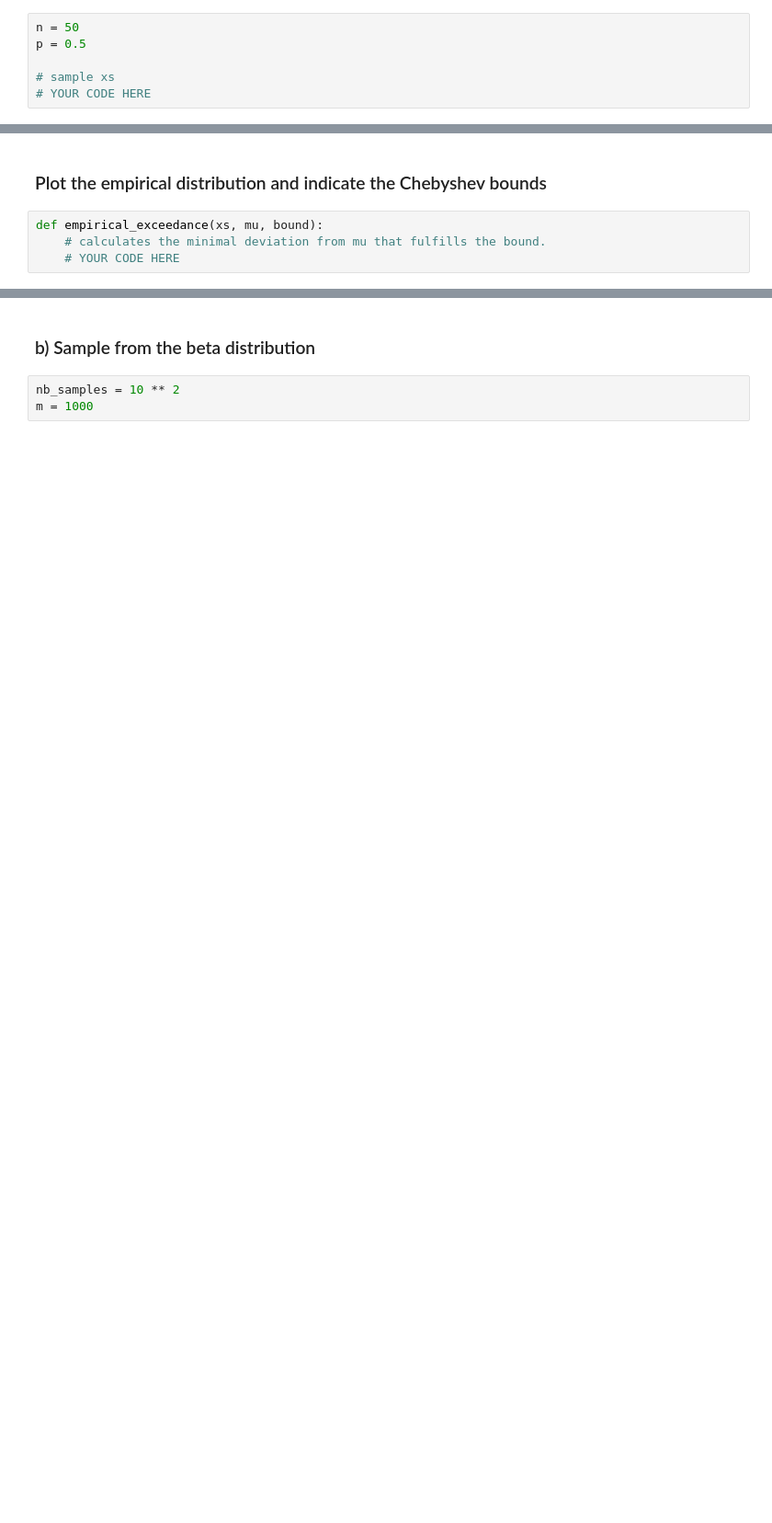
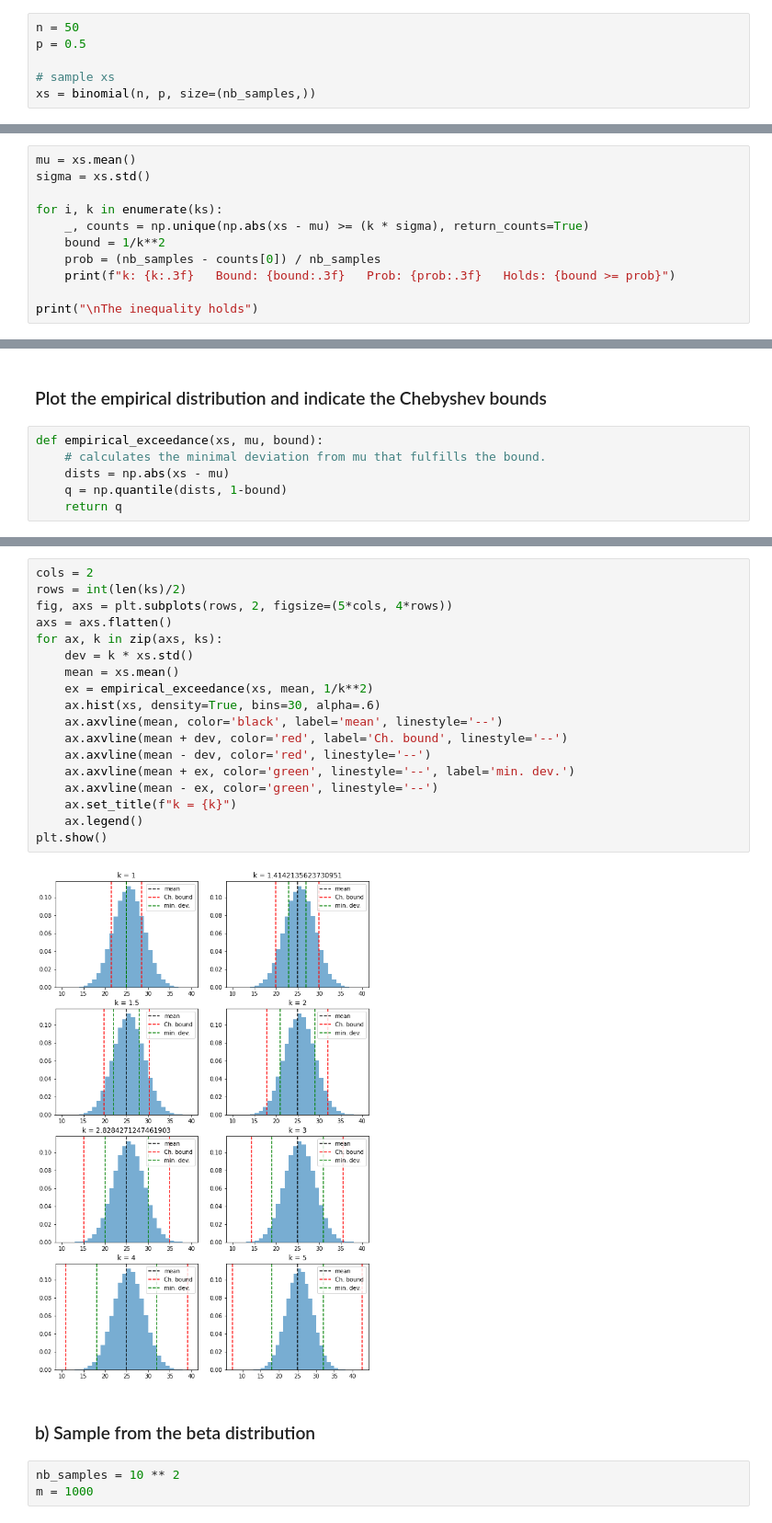
Before and after one commit to Zleander/SML_Exercises, a Jupyter notebook: Ex11/Assignment11.ipynb, the cells around one changed output, grey strips where cells are left out. Shown at 92% size. Cells and saved outputs as stored; diff of their text form; blank space fills up the shorter version.

```diff
--- a/Ex11/Assignment11.ipynb
+++ b/Ex11/Assignment11.ipynb
@@ -41,6 +41,6 @@ n = 50
 p = 0.5
 
 # sample xs
-# YOUR CODE HERE
+xs = binomial(n, p, size=(nb_samples,))
 # %% [markdown]
 ### Chebyshev's inequality.
@@ -48,0 +47,11 @@ p = 0.5
+# %%
+mu = xs.mean()
+sigma = xs.std()
+
+for i, k in enumerate(ks):
+    _, counts = np.unique(np.abs(xs - mu) >= (k * sigma), return_counts=True)
+    bound = 1/k**2
+    prob = (nb_samples - counts[0]) / nb_samples
+    print(f"k: {k:.3f}   Bound: {bound:.3f}   Prob: {prob:.3f}   Holds: {bound >= prob}")
+
+print("\nThe inequality holds")
@@ -51,4 +71,6 @@ p = 0.5
 # %%
 def empirical_exceedance(xs, mu, bound):
     # calculates the minimal deviation from mu that fulfills the bound.
-    # YOUR CODE HERE
+    dists = np.abs(xs - mu)
+    q = np.quantile(dists, 1-bound)
+    return q
@@ -57,3 +77,23 @@ def empirical_exceedance(xs, mu, bound):
+# %%
+cols = 2
+rows = int(len(ks)/2)
+fig, axs = plt.subplots(rows, 2, figsize=(5*cols, 4*rows))
+axs = axs.flatten()
+for ax, k in zip(axs, ks):
+    dev = k * xs.std()
+    mean = xs.mean()
+    ex = empirical_exceedance(xs, mean, 1/k**2)
+    ax.hist(xs, density=True, bins=30, alpha=.6)
+    ax.axvline(mean, color='black', label='mean', linestyle='--')
+    ax.axvline(mean + dev, color='red', label='Ch. bound', linestyle='--')
+    ax.axvline(mean - dev, color='red', linestyle='--')
+    ax.axvline(mean + ex, color='green', linestyle='--', label='min. dev.')
+    ax.axvline(mean - ex, color='green', linestyle='--')
+    ax.set_title(f"k = {k}")
+    ax.legend()
+plt.show()
+# %% [output]
+[figure, added]
 # %% [markdown]
 ### b) Sample from the beta distribution
 # %%
```
Also changed, not shown: parts of 11 cells of this notebook, 4 other files.
